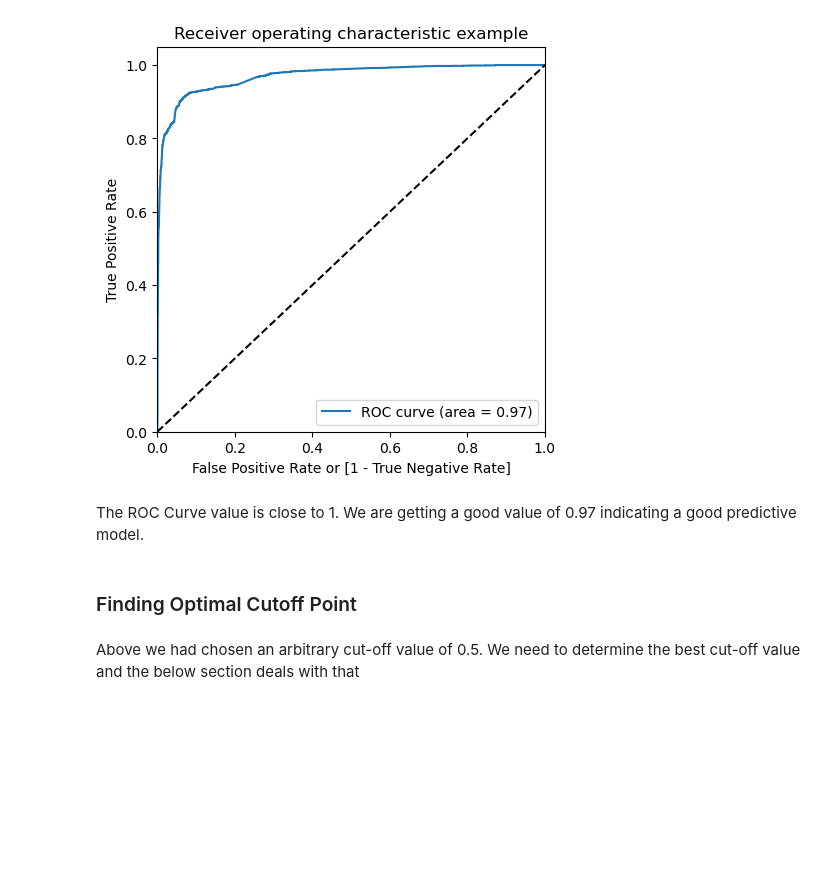
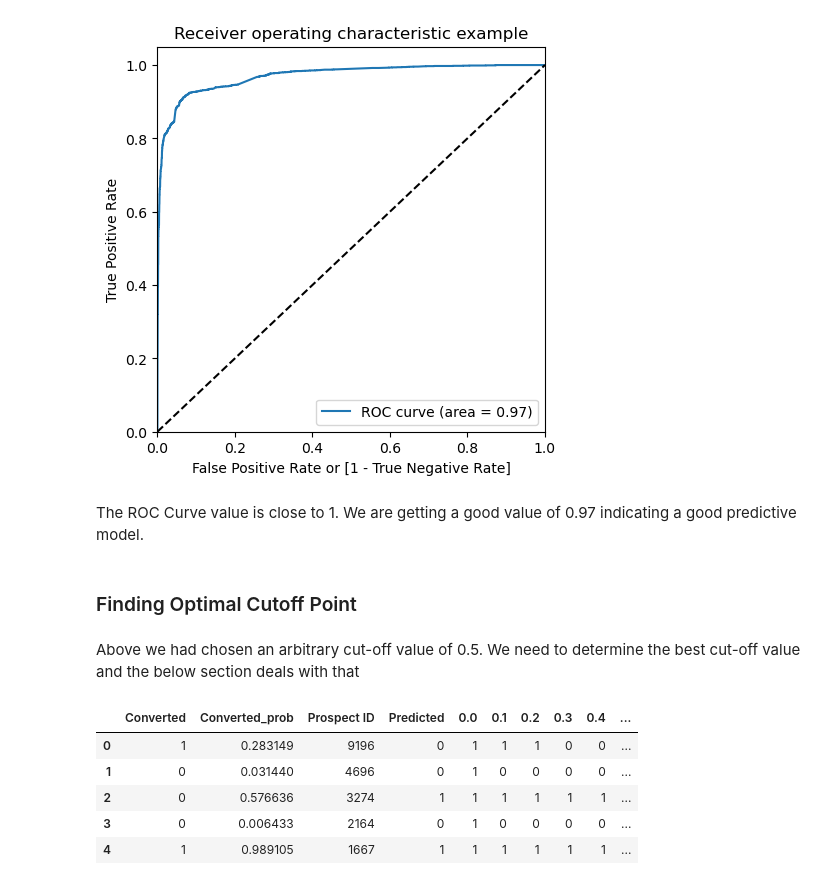
Before and after one commit to klsantosh/Lead-Scoring-Case-Study, a Jupyter notebook: Lead Scoring Assignment - Python file.ipynb, the cells around one changed output. Drawn from its saved outputs; the diff is of its cells as text; code cells hidden in the pictures; blank space fills up the shorter version.

```diff
--- a/Lead Scoring Assignment - Python file.ipynb
+++ b/Lead Scoring Assignment - Python file.ipynb
@@ -1689,3 +1689,17 @@ The ROC Curve value is close to 1. We are getting a good value of 0.97 indicatin
 ### Finding Optimal Cutoff Point
 # %% [markdown]
 Above we had chosen an arbitrary cut-off value of 0.5. We need to determine the best cut-off value and the below section deals with that
+# %%
+# Let's create columns with different probability cutoffs
+
+numbers = [float(x)/10 for x in range(10)]
+for i in numbers:
+    y_train_pred_final[i]= y_train_pred_final.Converted_prob.map(lambda x: 1 if x > i else 0)
+y_train_pred_final.head()
+# %% [output]
+|  | Converted | Converted_prob | Prospect ID | Predicted | 0.0 | 0.1 | 0.2 | 0.3 | 0.4 | ... |
+| 0 | 1 | 0.283149 | 9196 | 0 | 1 | 1 | 1 | 0 | 0 | ... |
+| 1 | 0 | 0.031440 | 4696 | 0 | 1 | 0 | 0 | 0 | 0 | ... |
+| 2 | 0 | 0.576636 | 3274 | 1 | 1 | 1 | 1 | 1 | 1 | ... |
+| 3 | 0 | 0.006433 | 2164 | 0 | 1 | 0 | 0 | 0 | 0 | ... |
+| 4 | 1 | 0.989105 | 1667 | 1 | 1 | 1 | 1 | 1 | 1 | ... |
```
Also changed, not shown: parts of 40 cells of this notebook.
